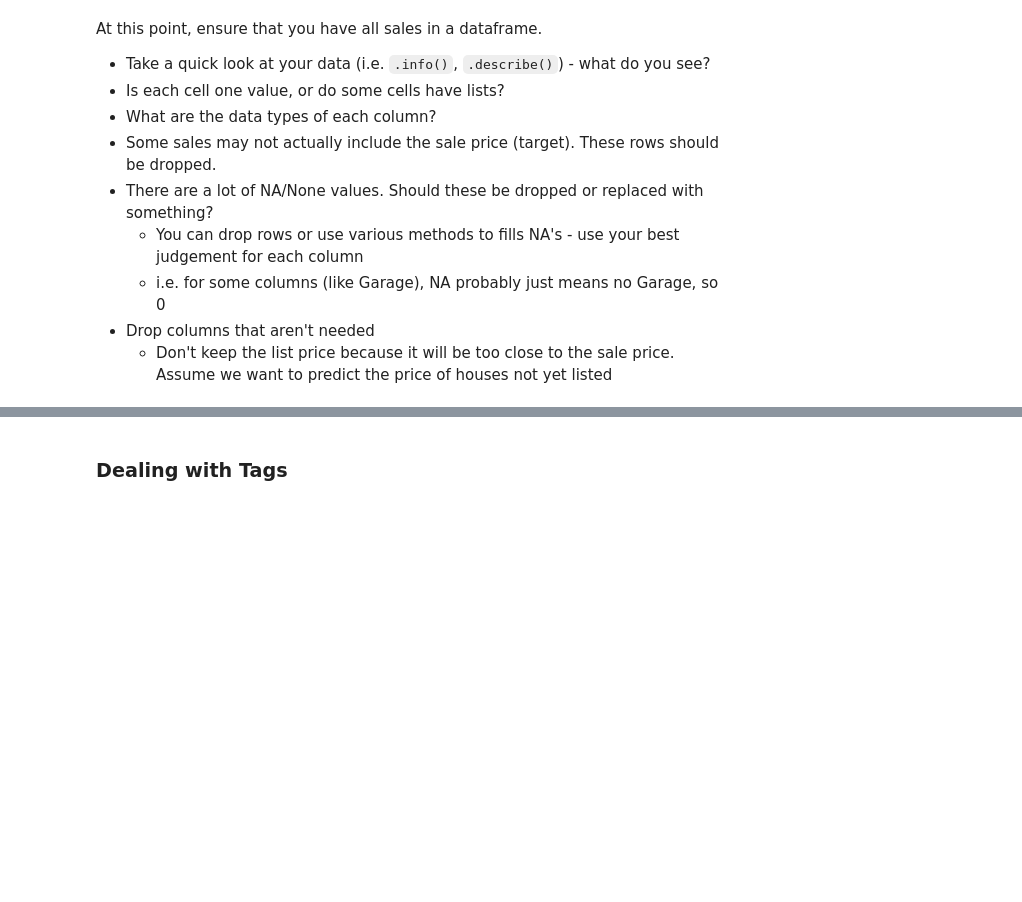
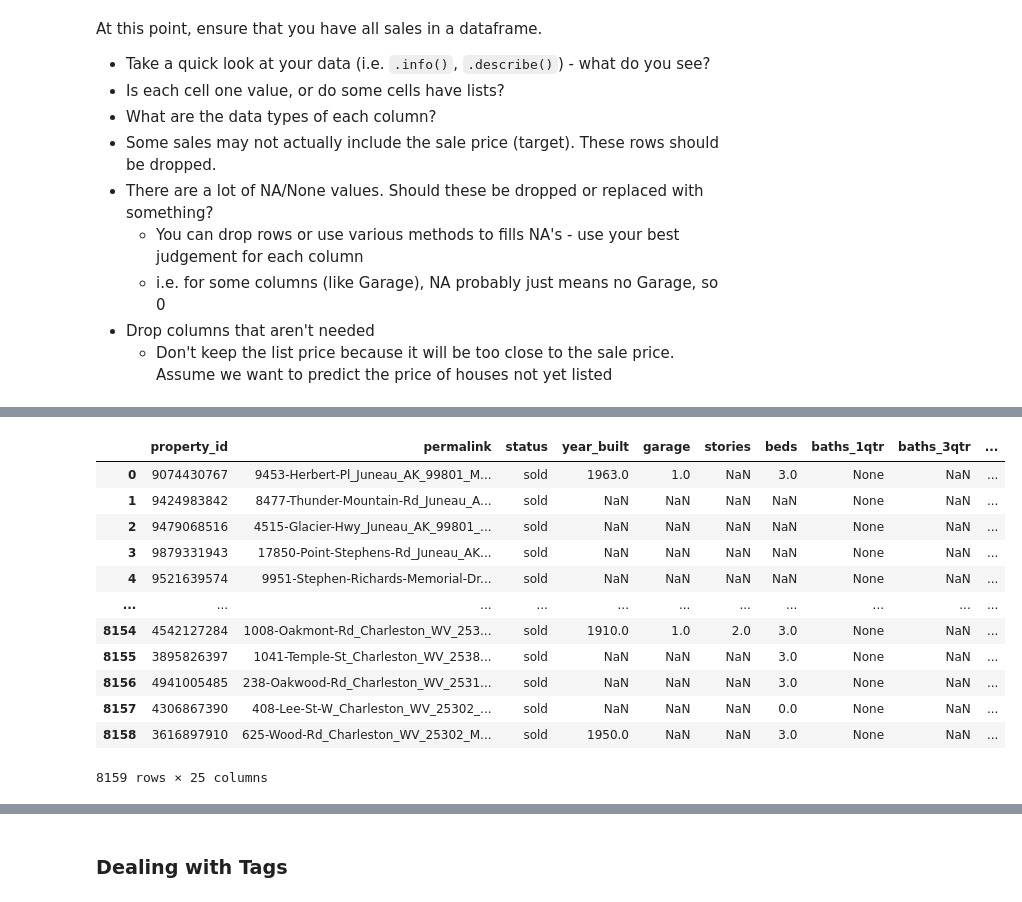
Before and after one commit to lemonsterpie/LHL-midterm, a Jupyter notebook: notebooks/1 - EDA.ipynb, the cells around one changed output, grey strips where cells are left out. Drawn from its saved outputs; the diff is of its cells as text; code cells hidden in the pictures; blank space fills up the shorter version.

```diff
--- a/notebooks/1 - EDA.ipynb
+++ b/notebooks/1 - EDA.ipynb
@@ -64,7 +76,10 @@ df = pd.DataFrame(data)
 data_list = []
 
 # Loop through each JSON file
-for file in json_files:
+for file in os.listdir(data_dir):
+    if not file.endswith('.json'):
+        continue
+
     file_path = os.path.join(data_dir, file)  # Construct full file path
 
     with open(file_path, "r") as f:
@@ -110,13 +125,10 @@ for file in json_files:
 
 
 # Convert extracted data into a DataFrame
-df = pd.DataFrame(data_list)
-
-# Print DataFrame summary to verify structure
-print(df.info())
+listings_df = pd.DataFrame(data_list)
 
 # Save to CSV for easier analysis
-df.to_csv("expanded_real_estate_listings.csv", index=False)
+listings_df.to_csv("../raw_real_estate_listings.csv", index=False)
 print("CSV file created successfully!")
 # %% [output]
 Skipping malformed file: HI_Honolulu_3.json
@@ -164,0 +198,17 @@ At this point, ensure that you have all sales in a dataframe.
+# %%
+# Loading and inspecting the data
+listings_df
+# %% [output]
+|  | property_id | permalink | status | year_built | garage | stories | beds | baths_1qtr | baths_3qtr | ... |
+| 0 | 9074430767 | 9453-Herbert-Pl_Juneau_AK_99801_M... | sold | 1963.0 | 1.0 | NaN | 3.0 | None | NaN | ... |
+| 1 | 9424983842 | 8477-Thunder-Mountain-Rd_Juneau_A... | sold | NaN | NaN | NaN | NaN | None | NaN | ... |
+| 2 | 9479068516 | 4515-Glacier-Hwy_Juneau_AK_99801_... | sold | NaN | NaN | NaN | NaN | None | NaN | ... |
+| 3 | 9879331943 | 17850-Point-Stephens-Rd_Juneau_AK... | sold | NaN | NaN | NaN | NaN | None | NaN | ... |
+| 4 | 9521639574 | 9951-Stephen-Richards-Memorial-Dr... | sold | NaN | NaN | NaN | NaN | None | NaN | ... |
+| ... | ... | ... | ... | ... | ... | ... | ... | ... | ... | ... |
+| 8154 | 4542127284 | 1008-Oakmont-Rd_Charleston_WV_253... | sold | 1910.0 | 1.0 | 2.0 | 3.0 | None | NaN | ... |
+| 8155 | 3895826397 | 1041-Temple-St_Charleston_WV_2538... | sold | NaN | NaN | NaN | 3.0 | None | NaN | ... |
+| 8156 | 4941005485 | 238-Oakwood-Rd_Charleston_WV_2531... | sold | NaN | NaN | NaN | 3.0 | None | NaN | ... |
+| 8157 | 4306867390 | 408-Lee-St-W_Charleston_WV_25302_... | sold | NaN | NaN | NaN | 0.0 | None | NaN | ... |
+| 8158 | 3616897910 | 625-Wood-Rd_Charleston_WV_25302_M... | sold | 1950.0 | NaN | NaN | 3.0 | None | NaN | ... |
+8159 rows × 25 columns
```
Also changed, not shown: parts of 26 cells of this notebook, 4 other files.
